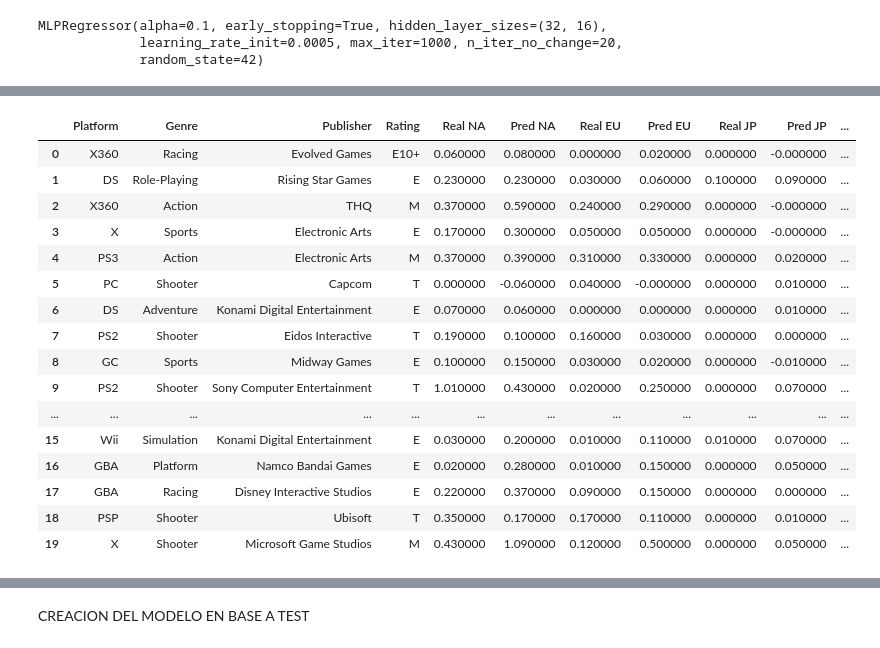
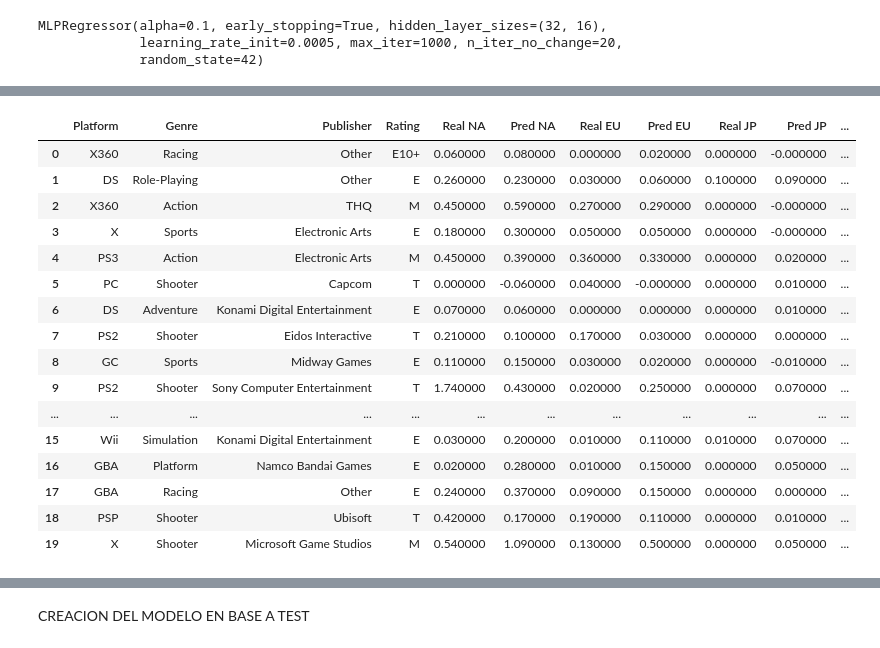
Before and after one commit to Zathiald/VideoGamePrediction_A01705403, a Jupyter notebook: VideoGamePredictionA01705403.ipynb, the cells around one changed output, grey strips where cells are left out. Drawn from its saved outputs; the diff is of its cells as text; code cells hidden in the pictures.

```diff
--- a/VideoGamePredictionA01705403.ipynb
+++ b/VideoGamePredictionA01705403.ipynb
@@ -256,6 +257,17 @@ X_train, X_test, y_train_reg, y_test_reg = train_test_split(
     random_state=42,
     stratify=y_class
 )
+# %%
+# ==========================================
+# AGRUPAR PUBLISHERS POCO FRECUENTES
+# ==========================================
+
+top_publishers = vg_data["Publisher"].value_counts().nlargest(20).index
+
+vg_data["Publisher"] = vg_data["Publisher"].apply(
+
+    lambda x: x if x in top_publishers else "Other"
+)
 # %%
 # ==========================================
 # SEPARACIÓN DE DATOS DE ENTRENAMIENTO Y PRUEBA CLASIFICACIÓN
@@ -578,19 +645,19 @@ resultados = pd.DataFrame({
 
     # ---------- REGRESIÓN ----------
 
-    "Real NA": y_train_reg["NA_Sales"].values,
+    "Real NA": np.expm1(y_train_reg["NA_Sales"].values),
     "Pred NA": y_pred_reg[:, 0],
 
-    "Real EU": y_train_reg["EU_Sales"].values,
+    "Real EU": np.expm1(y_train_reg["EU_Sales"].values),
     "Pred EU": y_pred_reg[:, 1],
 
-    "Real JP": y_train_reg["JP_Sales"].values,
+    "Real JP": np.expm1(y_train_reg["JP_Sales"].values),
     "Pred JP": y_pred_reg[:, 2],
 
-    "Real Other": y_train_reg["Other_Sales"].values,
+    "Real Other": np.expm1(y_train_reg["Other_Sales"].values),
     "Pred Other": y_pred_reg[:, 3],
 
-    "Real Global": y_train_reg["Global_Sales"].values,
+    "Real Global": np.expm1(y_train_reg["Global_Sales"].values),
     "Pred Global": y_pred_reg[:, 4],
 
     # ---------- CLASIFICACIÓN ----------
@@ -627,49 +694,49 @@ resultados[columnas_numericas] = (
 styled_results = (
 
     resultados.head(20).style
 
     .set_properties(**{
         "text-align": "center",
         "font-size": "10pt"
     })
 
     .set_table_styles([
         {
             "selector": "th",
             "props": [
                 ("background-color", "#1F4E78"),
                 ("color", "white"),
                 ("font-weight", "bold"),
                 ("text-align", "center")
             ]
         }
     ])
 
     .background_gradient(
         cmap="Blues",
         subset=columnas_numericas
     )
 )
 
 styled_results
 # %% [output]
 |  | Platform | Genre | Publisher | Rating | Real NA | Pred NA | Real EU | Pred EU | Real JP | Pred JP | ... |
-| 0 | X360 | Racing | Evolved Games | E10+ | 0.060000 | 0.080000 | 0.000000 | 0.020000 | 0.000000 | -0.000000 | ... |
-| 1 | DS | Role-Playing | Rising Star Games | E | 0.230000 | 0.230000 | 0.030000 | 0.060000 | 0.100000 | 0.090000 | ... |
-| 2 | X360 | Action | THQ | M | 0.370000 | 0.590000 | 0.240000 | 0.290000 | 0.000000 | -0.000000 | ... |
-| 3 | X | Sports | Electronic Arts | E | 0.170000 | 0.300000 | 0.050000 | 0.050000 | 0.000000 | -0.000000 | ... |
-| 4 | PS3 | Action | Electronic Arts | M | 0.370000 | 0.390000 | 0.310000 | 0.330000 | 0.000000 | 0.020000 | ... |
+| 0 | X360 | Racing | Other | E10+ | 0.060000 | 0.080000 | 0.000000 | 0.020000 | 0.000000 | -0.000000 | ... |
+| 1 | DS | Role-Playing | Other | E | 0.260000 | 0.230000 | 0.030000 | 0.060000 | 0.100000 | 0.090000 | ... |
+| 2 | X360 | Action | THQ | M | 0.450000 | 0.590000 | 0.270000 | 0.290000 | 0.000000 | -0.000000 | ... |
+| 3 | X | Sports | Electronic Arts | E | 0.180000 | 0.300000 | 0.050000 | 0.050000 | 0.000000 | -0.000000 | ... |
+| 4 | PS3 | Action | Electronic Arts | M | 0.450000 | 0.390000 | 0.360000 | 0.330000 | 0.000000 | 0.020000 | ... |
 | 5 | PC | Shooter | Capcom | T | 0.000000 | -0.060000 | 0.040000 | -0.000000 | 0.000000 | 0.010000 | ... |
 | 6 | DS | Adventure | Konami Digital Entertainment | E | 0.070000 | 0.060000 | 0.000000 | 0.000000 | 0.000000 | 0.010000 | ... |
-| 7 | PS2 | Shooter | Eidos Interactive | T | 0.190000 | 0.100000 | 0.160000 | 0.030000 | 0.000000 | 0.000000 | ... |
-| 8 | GC | Sports | Midway Games | E | 0.100000 | 0.150000 | 0.030000 | 0.020000 | 0.000000 | -0.010000 | ... |
-| 9 | PS2 | Shooter | Sony Computer Entertainment | T | 1.010000 | 0.430000 | 0.020000 | 0.250000 | 0.000000 | 0.070000 | ... |
+| 7 | PS2 | Shooter | Eidos Interactive | T | 0.210000 | 0.100000 | 0.170000 | 0.030000 | 0.000000 | 0.000000 | ... |
+| 8 | GC | Sports | Midway Games | E | 0.110000 | 0.150000 | 0.030000 | 0.020000 | 0.000000 | -0.010000 | ... |
+| 9 | PS2 | Shooter | Sony Computer Entertainment | T | 1.740000 | 0.430000 | 0.020000 | 0.250000 | 0.000000 | 0.070000 | ... |
 | ... | ... | ... | ... | ... | ... | ... | ... | ... | ... | ... | ... |
 | 15 | Wii | Simulation | Konami Digital Entertainment | E | 0.030000 | 0.200000 | 0.010000 | 0.110000 | 0.010000 | 0.070000 | ... |
 | 16 | GBA | Platform | Namco Bandai Games | E | 0.020000 | 0.280000 | 0.010000 | 0.150000 | 0.000000 | 0.050000 | ... |
-| 17 | GBA | Racing | Disney Interactive Studios | E | 0.220000 | 0.370000 | 0.090000 | 0.150000 | 0.000000 | 0.000000 | ... |
-| 18 | PSP | Shooter | Ubisoft | T | 0.350000 | 0.170000 | 0.170000 | 0.110000 | 0.000000 | 0.010000 | ... |
-| 19 | X | Shooter | Microsoft Game Studios | M | 0.430000 | 1.090000 | 0.120000 | 0.500000 | 0.000000 | 0.050000 | ... |
+| 17 | GBA | Racing | Other | E | 0.240000 | 0.370000 | 0.090000 | 0.150000 | 0.000000 | 0.000000 | ... |
+| 18 | PSP | Shooter | Ubisoft | T | 0.420000 | 0.170000 | 0.190000 | 0.110000 | 0.000000 | 0.010000 | ... |
+| 19 | X | Shooter | Microsoft Game Studios | M | 0.540000 | 1.090000 | 0.130000 | 0.500000 | 0.000000 | 0.050000 | ... |
 # %%
 # ==========================================
 # VARIABLES DE REGRESIÓN
```
Also changed, not shown: parts of 8 cells of this notebook.
